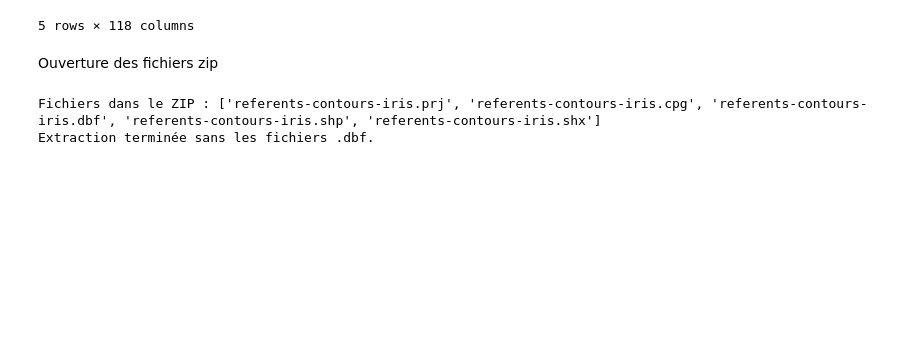
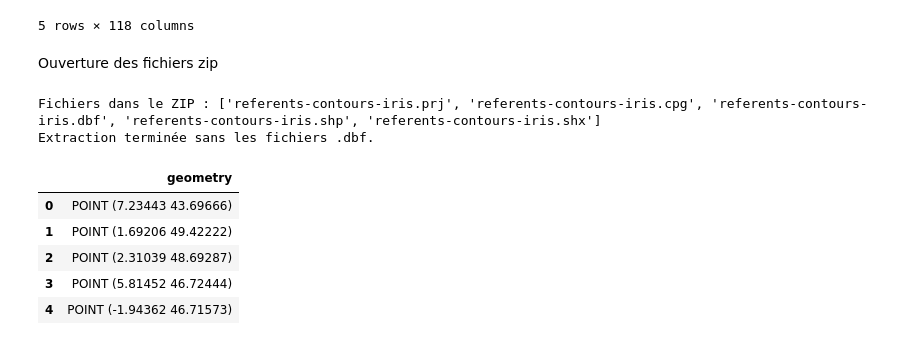
Before and after one commit to margaux-heam/projet_python, a Jupyter notebook: code.ipynb, the cells around one changed output. Saved outputs shown, nothing was run; the diff lists cells and outputs as text; code cells hidden in the pictures; blank space fills up the shorter version.

```diff
--- a/code.ipynb
+++ b/code.ipynb
@@ -49,3 +51,13 @@ else:
 # %% [output]
 Fichiers dans le ZIP : ['referents-contours-iris.prj', 'referents-contours-iris.cpg', 'referents-contours-iris.dbf', 'referents-contours-iris.shp', 'referents-contours-iris.shx']
 Extraction terminée sans les fichiers .dbf.
+# %%
+dfg = gpd.read_file("dossier_extraction/referents-contours-iris.shp")
+dfg.head()
+# %% [output]
+|  | geometry |
+| 0 | POINT (7.23443 43.69666) |
+| 1 | POINT (1.69206 49.42222) |
+| 2 | POINT (2.31039 48.69287) |
+| 3 | POINT (5.81452 46.72444) |
+| 4 | POINT (-1.94362 46.71573) |
```
Also changed, not shown: parts of 5 cells of this notebook.
